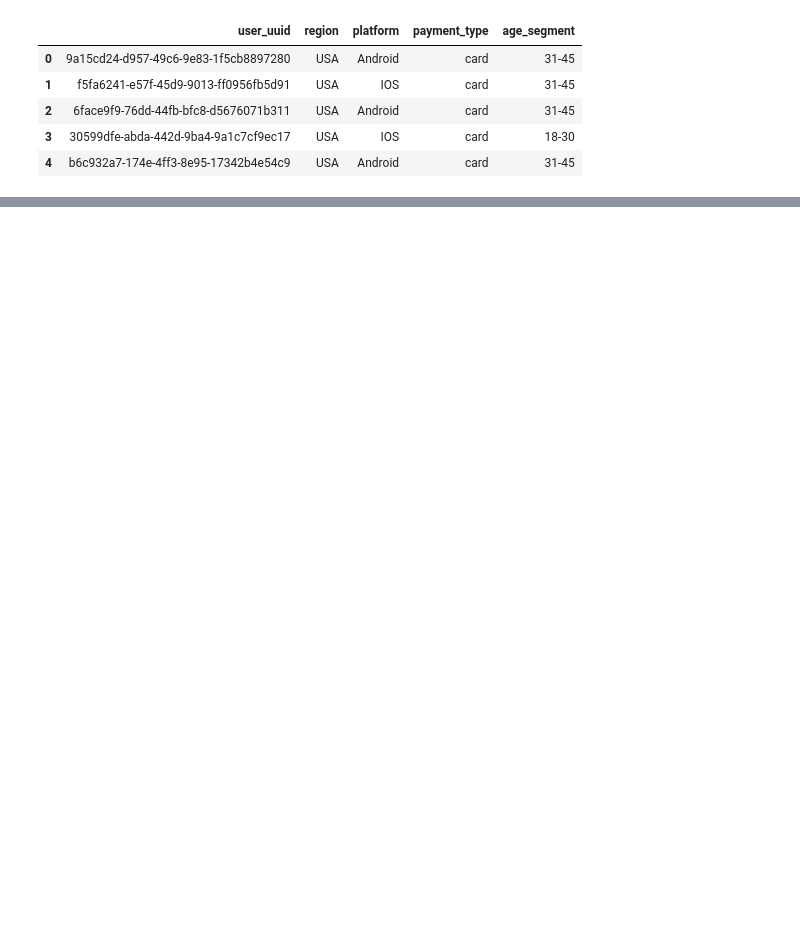
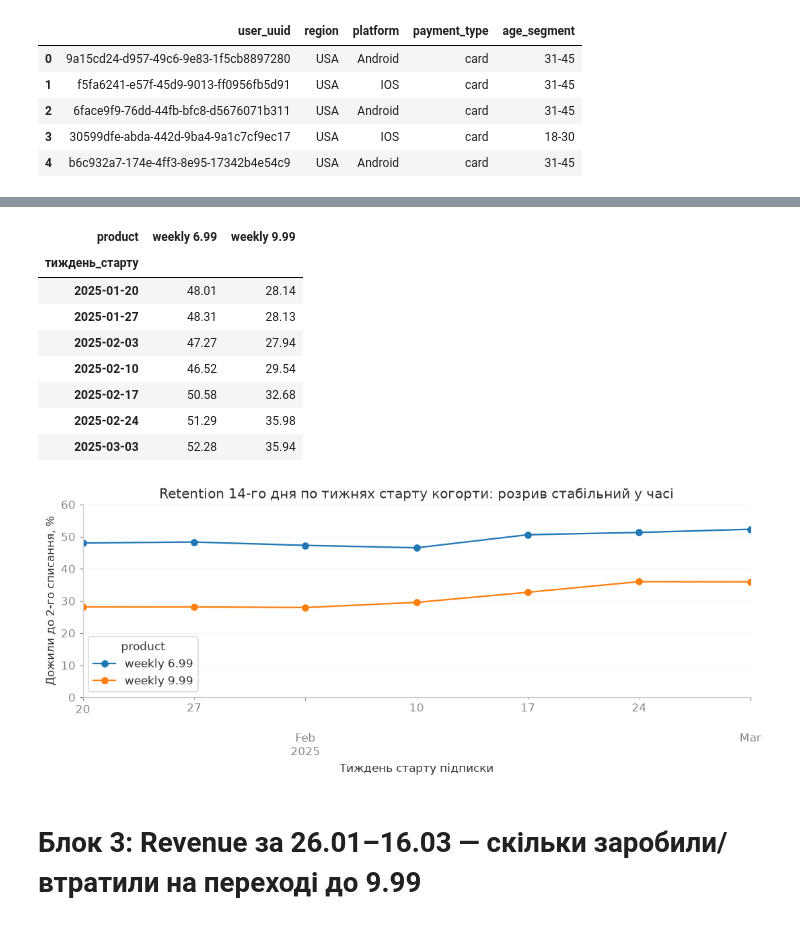
Before and after one commit to Trigger111/amo-case-nepop, a Jupyter notebook: amo_case_analysis.ipynb, the cells around one changed output, grey strips where cells are left out. Drawn from its saved outputs; the diff is of its cells as text; code cells hidden in the pictures; blank space fills up the shorter version.

```diff
--- a/amo_case_analysis.ipynb
+++ b/amo_case_analysis.ipynb
@@ -474,0 +805,27 @@ conclusion_task1.md
+# %%
+# --- Динаміка: retention 14-го дня по тижнях старту когорти ---
+u14 = users[users['obs_days'] >= 14].copy()
+u14['тиждень_старту'] = u14['date_started'].dt.to_period('W').dt.start_time
+alive14 = set(o[o['diff_days'] == 14]['user_uuid'])
+u14['d14'] = u14['user_uuid'].isin(alive14).astype(int)
+
+din = (u14.pivot_table(index='тиждень_старту', columns='product', values='d14', aggfunc='mean') * 100).round(2)
+display(din)
+din.plot(figsize=(10, 4.2), marker='o')
+plt.title('Retention 14-го дня по тижнях старту когорти: розрив стабільний у часі')
+plt.ylabel('Дожили до 2-го списання, %'); plt.xlabel('Тиждень старту підписки')
+plt.ylim(0, 60); plt.grid(axis='y', alpha=0.4)
+plt.tight_layout(); plt.show()
+# %% [output]
+| product | weekly 6.99 | weekly 9.99 |
+| тиждень_старту |  |  |
+| 2025-01-20 | 48.01 | 28.14 |
+| 2025-01-27 | 48.31 | 28.13 |
+| 2025-02-03 | 47.27 | 27.94 |
+| 2025-02-10 | 46.52 | 29.54 |
+| 2025-02-17 | 50.58 | 32.68 |
+| 2025-02-24 | 51.29 | 35.98 |
+| 2025-03-03 | 52.28 | 35.94 |
+[figure, added]
+# %% [markdown]
+# Блок 3: Revenue за 26.01–16.03 — скільки заробили/втратили на переході до 9.99
```
Also changed, not shown: parts of 45 cells of this notebook, 2 other files.
